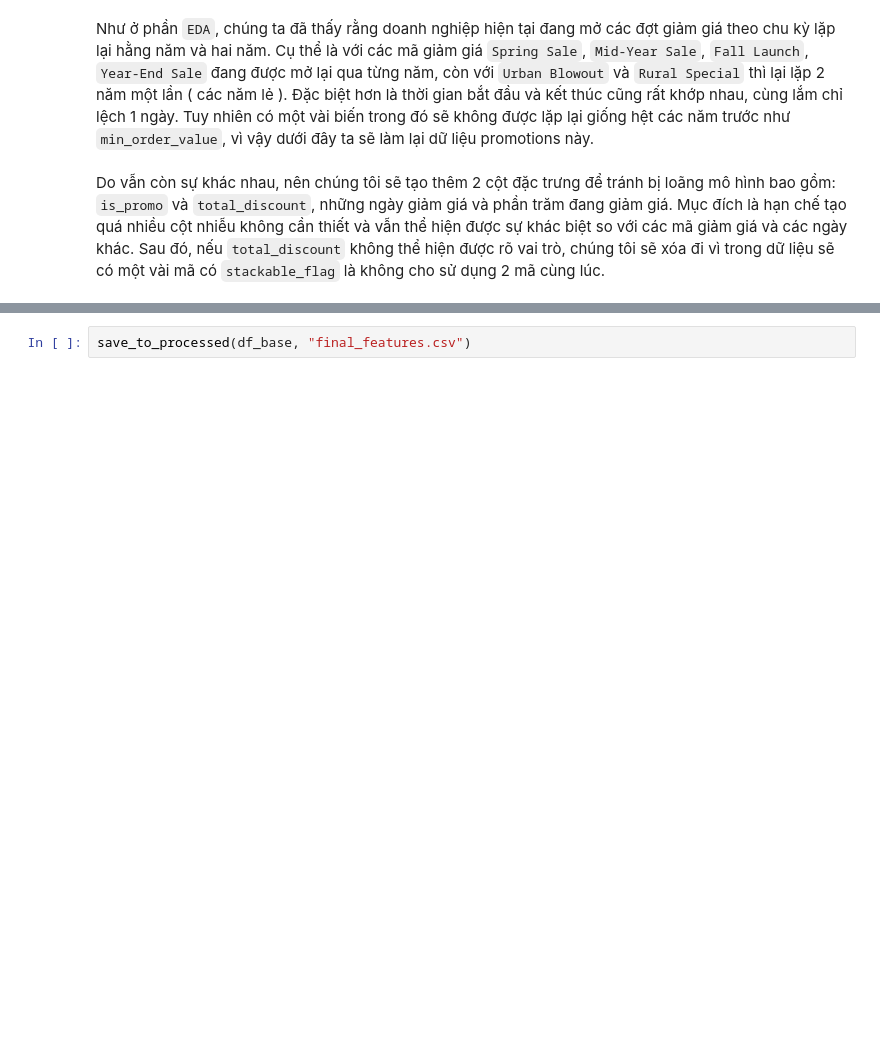
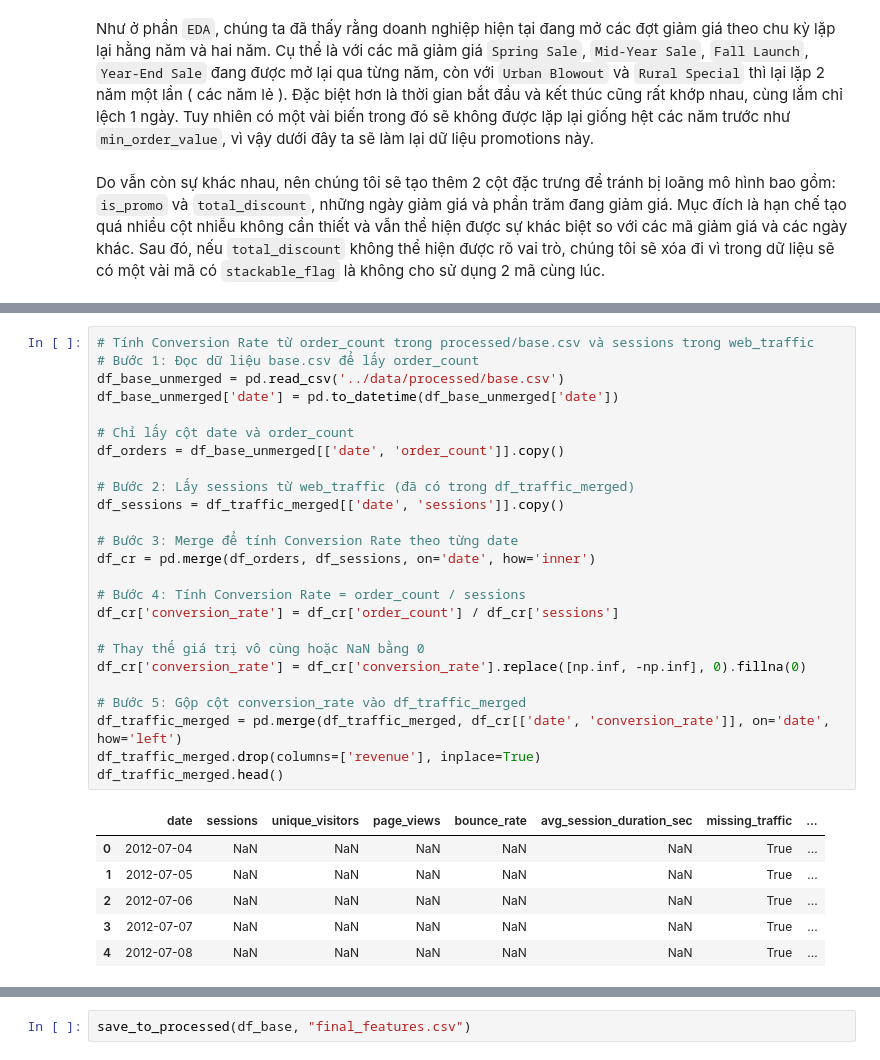
Before and after one commit to anhthu0910/vimchanhxa-datathon, a Jupyter notebook: notebooks/04_FEATURES_SELECTION_.ipynb, the cells around one changed output, grey strips where cells are left out. Drawn from its saved outputs; the diff is of its cells as text; blank space fills up the shorter version.

```diff
--- a/notebooks/04_FEATURES_SELECTION_.ipynb
+++ b/notebooks/04_FEATURES_SELECTION_.ipynb
@@ -169,0 +226,32 @@ memory usage: 4.3 MB
+# %%
+# Tính Conversion Rate từ order_count trong processed/base.csv và sessions trong web_traffic
+# Bước 1: Đọc dữ liệu base.csv để lấy order_count
+df_base_unmerged = pd.read_csv('../data/processed/base.csv')
+df_base_unmerged['date'] = pd.to_datetime(df_base_unmerged['date'])
+
+# Chỉ lấy cột date và order_count
+df_orders = df_base_unmerged[['date', 'order_count']].copy()
+
+# Bước 2: Lấy sessions từ web_traffic (đã có trong df_traffic_merged)
+df_sessions = df_traffic_merged[['date', 'sessions']].copy()
+
+# Bước 3: Merge để tính Conversion Rate theo từng date
+df_cr = pd.merge(df_orders, df_sessions, on='date', how='inner')
+
+# Bước 4: Tính Conversion Rate = order_count / sessions
+df_cr['conversion_rate'] = df_cr['order_count'] / df_cr['sessions']
+
+# Thay thế giá trị vô cùng hoặc NaN bằng 0
+df_cr['conversion_rate'] = df_cr['conversion_rate'].replace([np.inf, -np.inf], 0).fillna(0)
+
+# Bước 5: Gộp cột conversion_rate vào df_traffic_merged
+df_traffic_merged = pd.merge(df_traffic_merged, df_cr[['date', 'conversion_rate']], on='date', how='left')
+df_traffic_merged.drop(columns=['revenue'], inplace=True)
+df_traffic_merged.head()
+# %% [output]
+|  | date | sessions | unique_visitors | page_views | bounce_rate | avg_session_duration_sec | missing_traffic | ... |
+| 0 | 2012-07-04 | NaN | NaN | NaN | NaN | NaN | True | ... |
+| 1 | 2012-07-05 | NaN | NaN | NaN | NaN | NaN | True | ... |
+| 2 | 2012-07-06 | NaN | NaN | NaN | NaN | NaN | True | ... |
+| 3 | 2012-07-07 | NaN | NaN | NaN | NaN | NaN | True | ... |
+| 4 | 2012-07-08 | NaN | NaN | NaN | NaN | NaN | True | ... |
```
Also changed, not shown: parts of 31 cells of this notebook, 2 other files.
